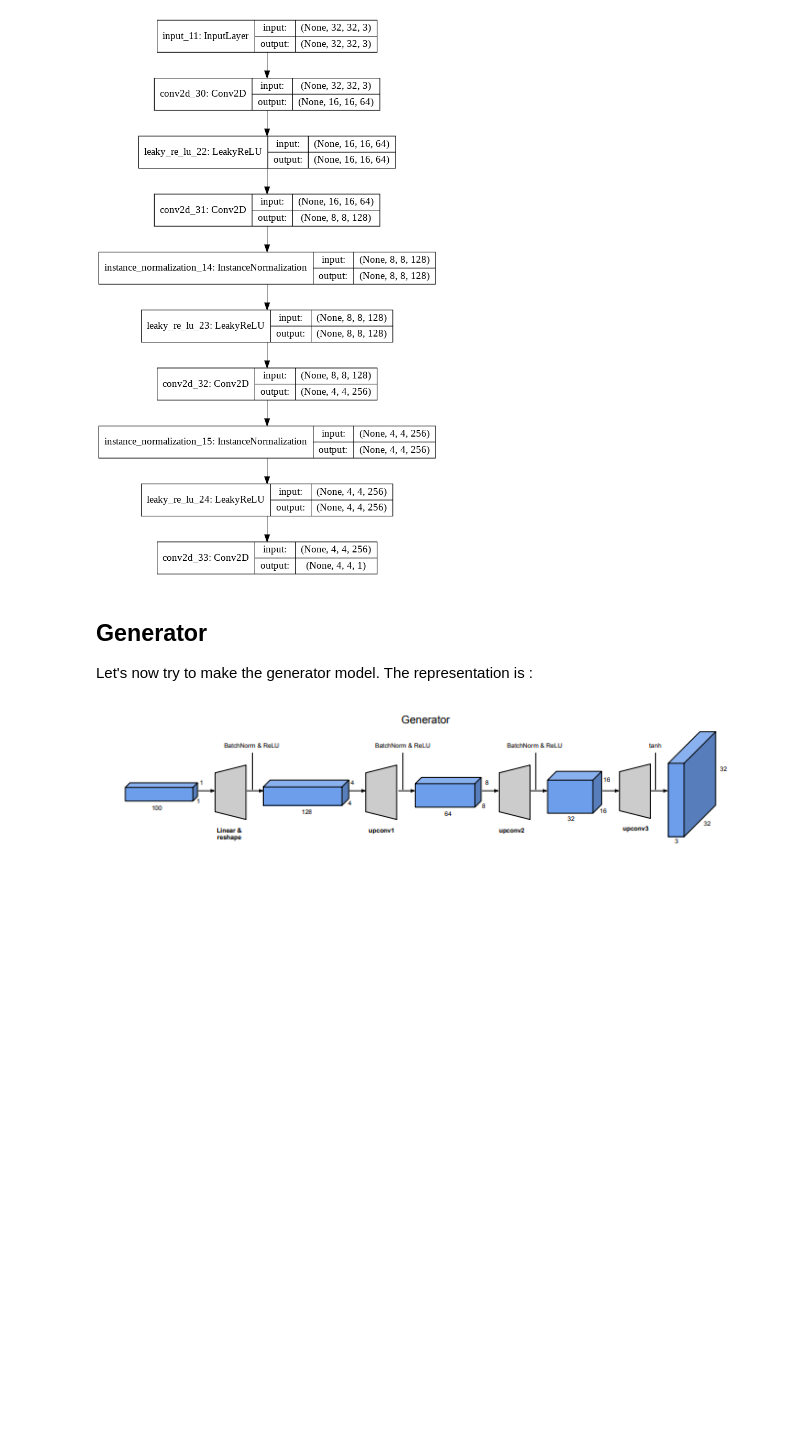
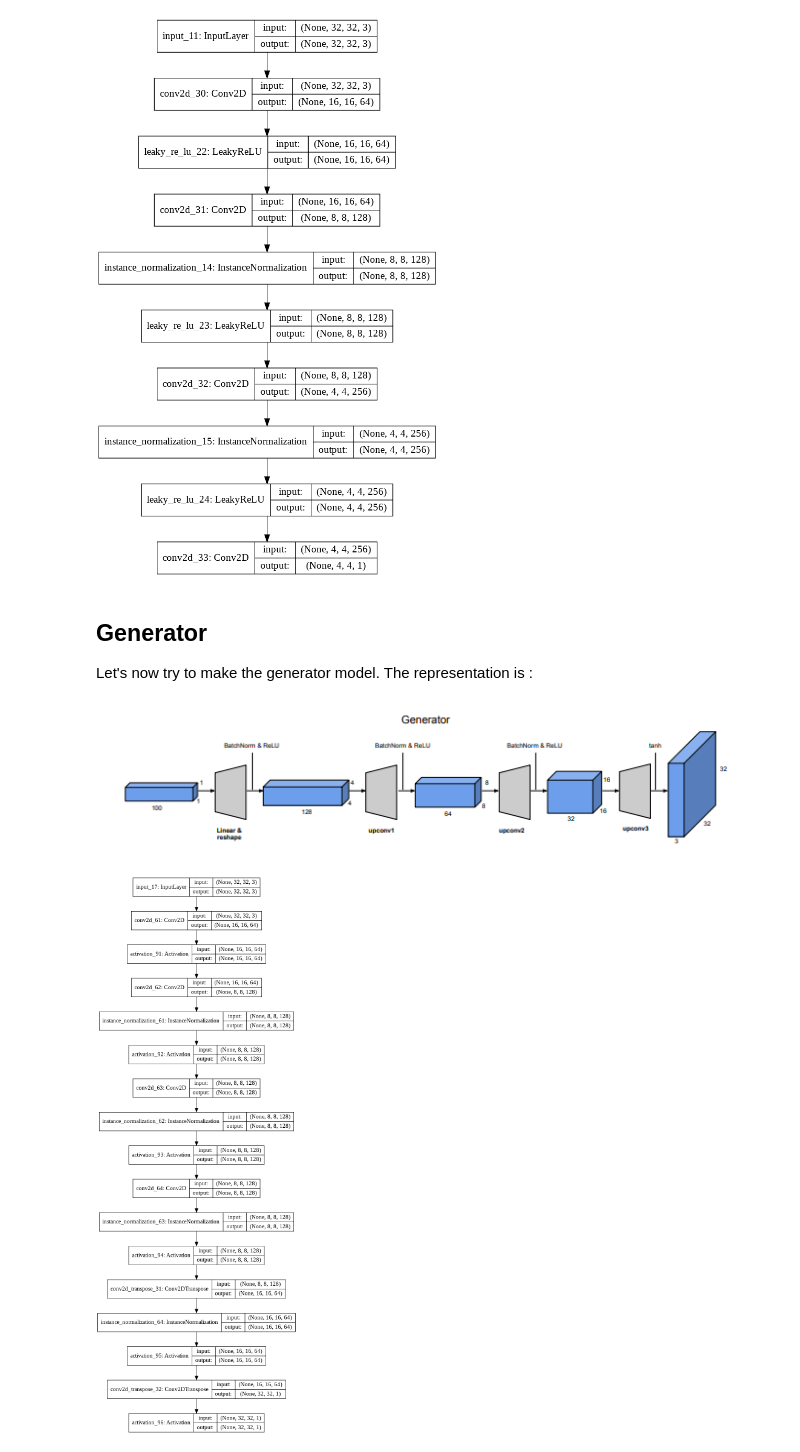
Before and after one commit to melchior-prugniaud/DL-DCGAN-CYCLEGAN, a Jupyter notebook: Cycle_GAN_Implementation.ipynb, the cells around one changed output. Drawn from its saved outputs; the diff is of its cells as text; code cells hidden in the pictures; blank space fills up the shorter version.

```diff
--- a/Cycle_GAN_Implementation.ipynb
+++ b/Cycle_GAN_Implementation.ipynb
@@ -182,3 +201,30 @@ plot_model(discriminator((32,32,3)), to_file='discriminator_model_plot.png', sho
 Let's now try to make the generator model. The representation is :
 
 ![image.png](embedded-picture-1)
+# %%
+from keras.layers import Conv2DTranspose, Activation
+def generator(input_shape):
+  init = RandomNormal(stddev=0.02) #as used in the article of CycleGan
+  Input_image= Input(shape= input_shape)
+  conv1 = Conv2D(64,(4,4),strides=(2,2),padding='same',kernel_initializer=init)(Input_image)
+  conv1 = Activation('relu')(conv1)
+  conv2 = Conv2D(64*2,(4,4),strides=(2,2),padding='same',kernel_initializer=init)(conv1)
+  conv2 = InstanceNormalization(axis=-1)(conv2)
+  conv2 = Activation('relu')(conv2)
+  conv3 = Conv2D(64*2,(3,3),strides=(1,1),padding='same',kernel_initializer=init)(conv2)
+  conv3 = InstanceNormalization(axis=-1)(conv3)
+  conv3 = Activation('relu')(conv3)
+  conv4 = Conv2D(64*2,(3,3),strides=(1,1),padding='same',kernel_initializer=init)(conv3)
+  conv4 = InstanceNormalization(axis=-1)(conv4)
+  conv4 = Activation('relu')(conv4)
+  deconv1 = Conv2DTranspose(64,(4,4),strides=(2,2),padding='same',kernel_initializer=init)(conv4)
+  deconv1 = InstanceNormalization(axis=-1)(deconv1)
+  deconv1 = Activation('relu')(deconv1)
+  deconv2 = Conv2DTranspose(1,(4,4),strides=(2,2),padding='same',kernel_initializer=init)(deconv1)
+  deconv2 = Activation('tanh')(deconv2)
+  model = Model(Input_image,deconv2)
+  return model
+# %%
+plot_model(generator((32,32,3)), to_file='generator_model_plot.png', show_shapes=True, show_layer_names=True,)
+# %% [output]
+[figure, added]
```
Also changed, not shown: parts of 1 cell of this notebook.
